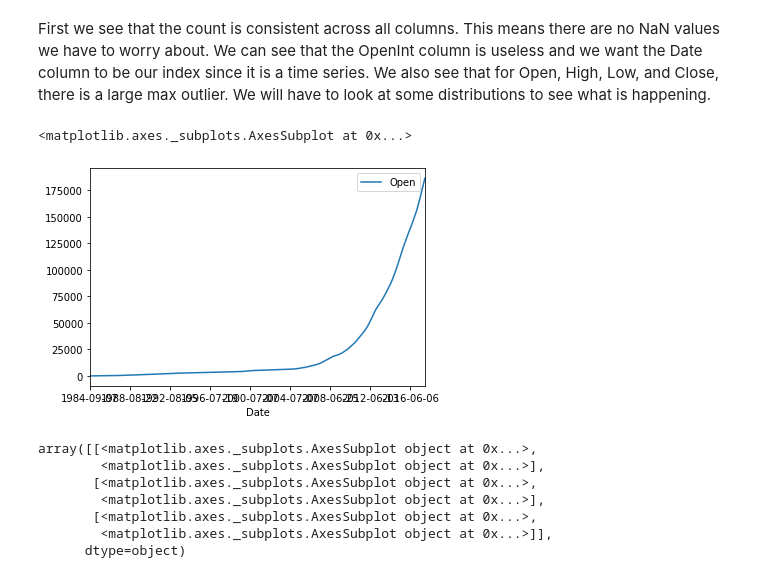
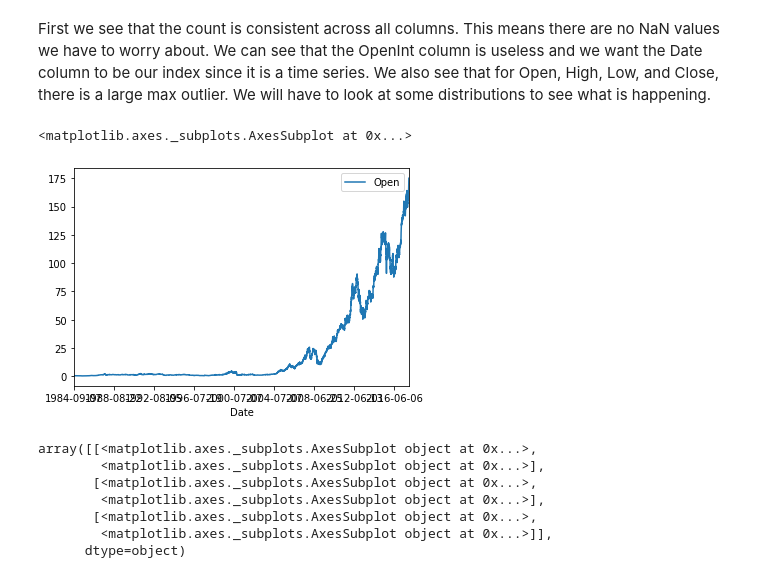
Before and after one commit to WafflesAreFriends/CPSC-4310-Stocks, a Jupyter notebook: DAP2/data_cleaning.ipynb, the cells around one changed output. Cells and saved outputs as stored; diff of their text form; code cells hidden in the pictures.

```diff
--- a/DAP2/data_cleaning.ipynb
+++ b/DAP2/data_cleaning.ipynb
@@ -141,10 +152,11 @@ First we see that the count is consistent across all columns. This means there a
 df2.set_index("Date", inplace=True)
 df2.drop(columns=['OpenInt'], inplace=True)
 # %%
-df2.cumsum().plot(y="Open")
+#df2.cumsum().plot(y="Open")
+df2.plot(y="Open")
 # %% [output]
 <matplotlib.axes._subplots.AxesSubplot at 0x...>
-[figure, old version]
+[figure, new version]
 # %%
 df2.hist()
 # %% [output]
```
Also changed, not shown: parts of 12 cells of this notebook.
